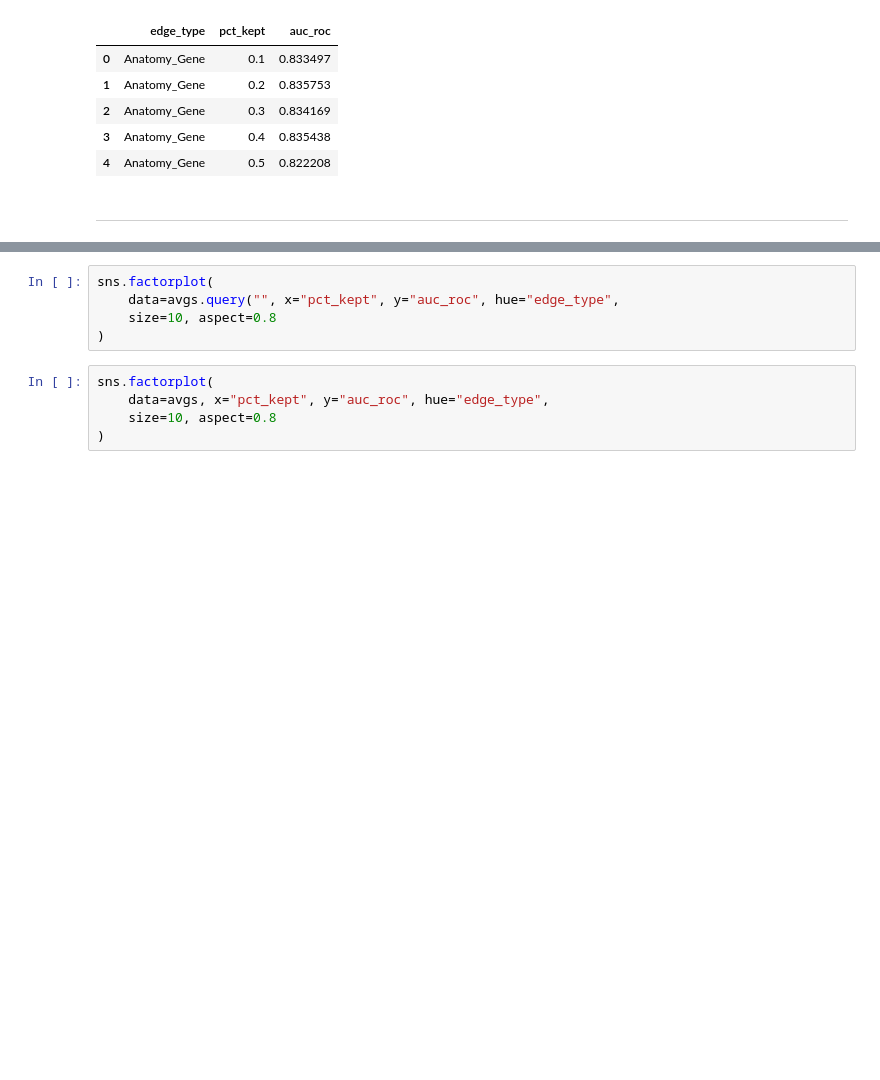
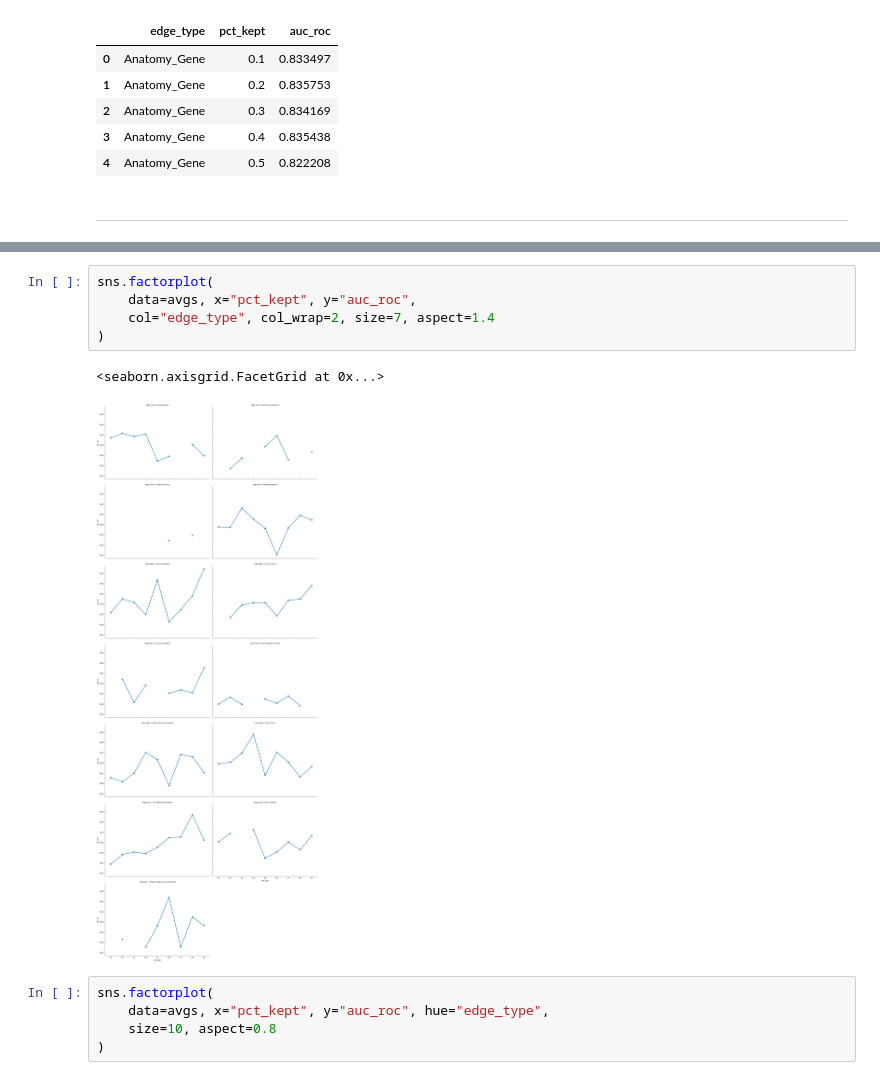
Before and after one commit to veleritas/walkpred, a Jupyter notebook: experiment/edge_undersampling/results.ipynb, the cells around one changed output, grey strips where cells are left out. Saved outputs shown, nothing was run; the diff lists cells and outputs as text; blank space fills up the shorter version.

```diff
--- a/experiment/edge_undersampling/results.ipynb
+++ b/experiment/edge_undersampling/results.ipynb
@@ -213,8 +215,11 @@ avgs.head()
 # %%
 sns.factorplot(
-    data=avgs.query("", x="pct_kept", y="auc_roc", hue="edge_type",
-    size=10, aspect=0.8
+    data=avgs, x="pct_kept", y="auc_roc",
+    col="edge_type", col_wrap=2, size=7, aspect=1.4
 )
+# %% [output]
+<seaborn.axisgrid.FacetGrid at 0x...>
+[figure, added]
 # %%
 sns.factorplot(
     data=avgs, x="pct_kept", y="auc_roc", hue="edge_type",
```
Also changed, not shown: parts of 3 cells of this notebook.
